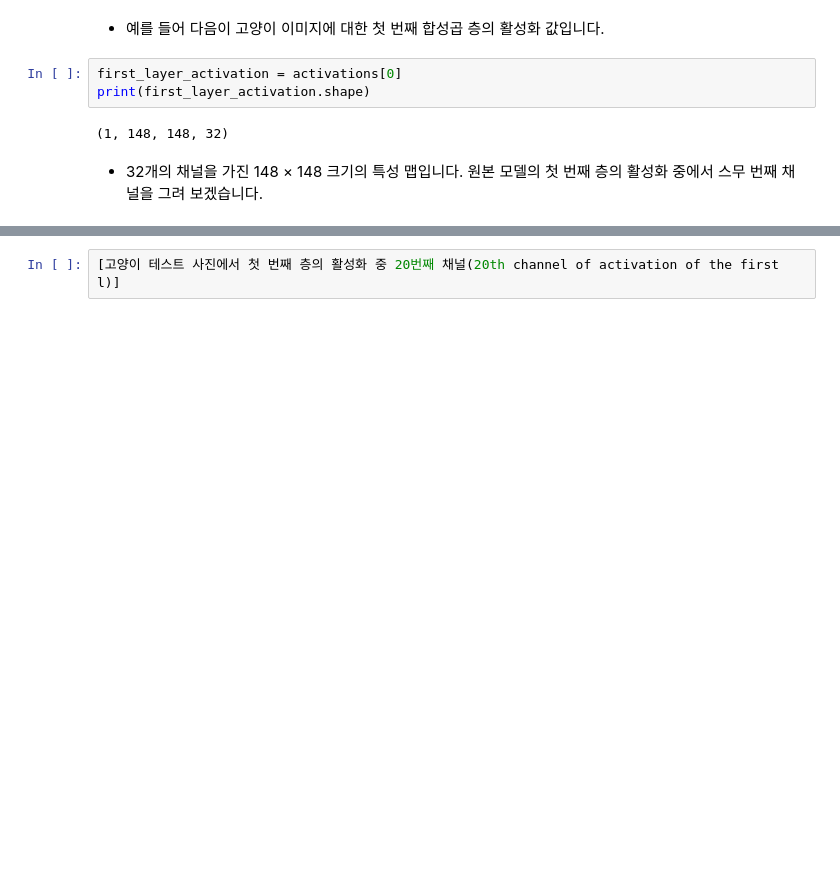
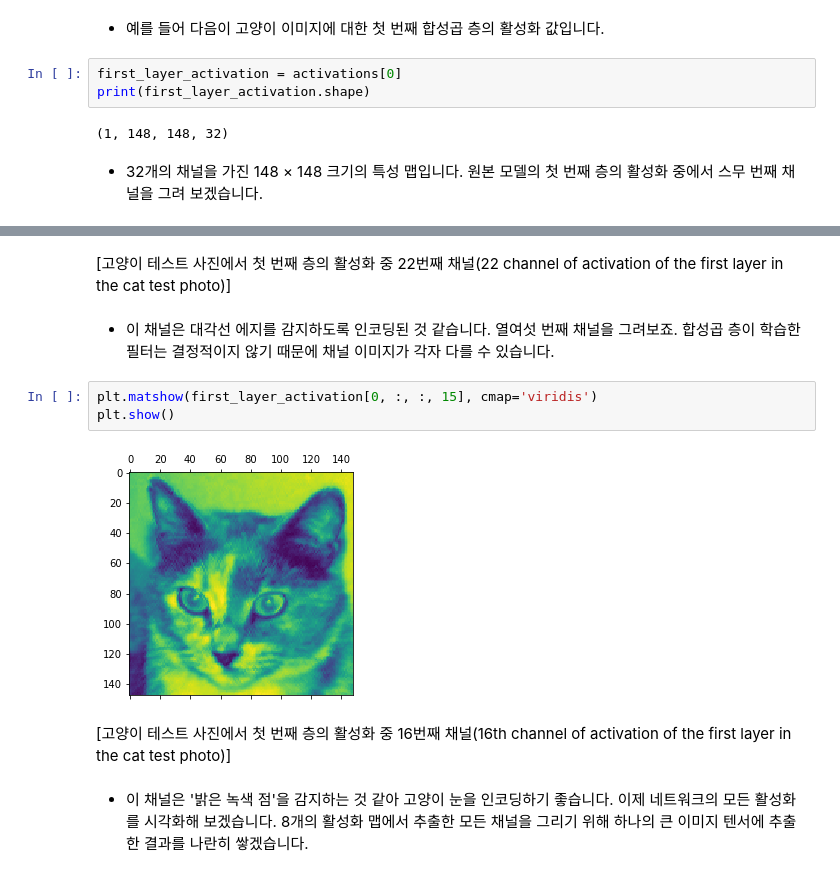
Before and after one commit to junes7/python_deep_learning, a Jupyter notebook: Deep Learning for Computer Vision.ipynb, the cells around one changed output, grey strips where cells are left out. Cells and saved outputs as stored; diff of their text form; blank space fills up the shorter version.

```diff
--- a/Deep Learning for Computer Vision.ipynb
+++ b/Deep Learning for Computer Vision.ipynb
@@ -1236,2 +1236,13 @@ plt.show()
-# %%
-[고양이 테스트 사진에서 첫 번째 층의 활성화 중 20번째 채널(20th channel of activation of the first l)]
+# %% [markdown]
+[고양이 테스트 사진에서 첫 번째 층의 활성화 중 22번째 채널(22 channel of activation of the first layer in the cat test photo)]
+# %% [markdown]
+* 이 채널은 대각선 에지를 감지하도록 인코딩된 것 같습니다. 열여섯 번째 채널을 그려보죠. 합성곱 층이 학습한 필터는 결정적이지 않기 때문에 채널 이미지가 각자 다를 수 있습니다.
+# %%
+plt.matshow(first_layer_activation[0, :, :, 15], cmap='viridis')
+plt.show()
+# %% [output]
+[figure, added]
+# %% [markdown]
+[고양이 테스트 사진에서 첫 번째 층의 활성화 중 16번째 채널(16th channel of activation of the first layer in the cat test photo)]
+# %% [markdown]
+* 이 채널은 '밝은 녹색 점'을 감지하는 것 같아 고양이 눈을 인코딩하기 좋습니다. 이제 네트워크의 모든 활성화를 시각화해 보겠습니다. 8개의 활성화 맵에서 추출한 모든 채널을 그리기 위해 하나의 큰 이미지 텐서에 추출한 결과를 나란히 쌓겠습니다.
```
Also changed, not shown: parts of 2 cells of this notebook.
